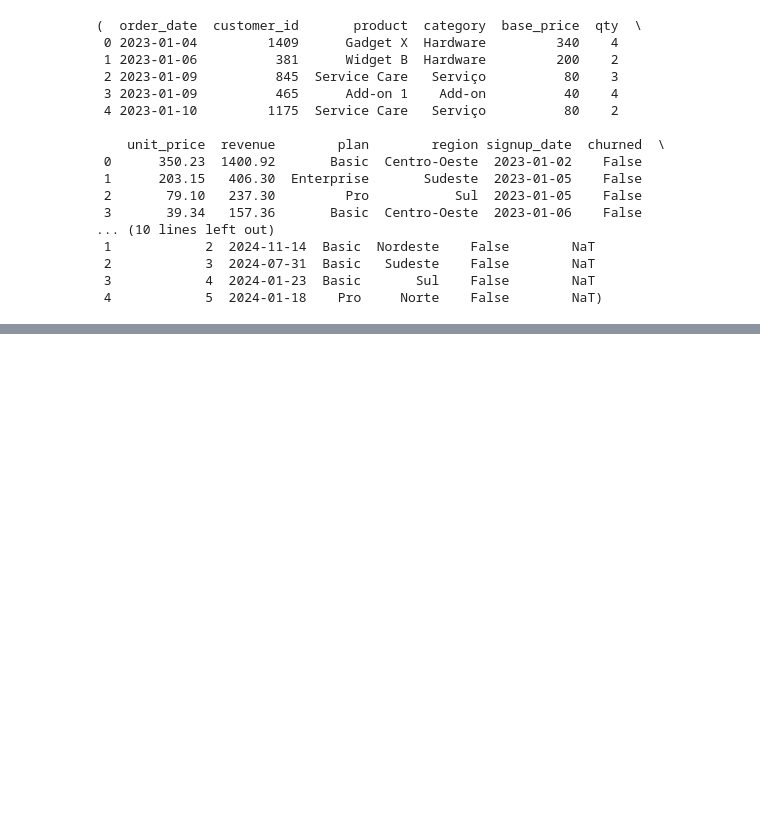
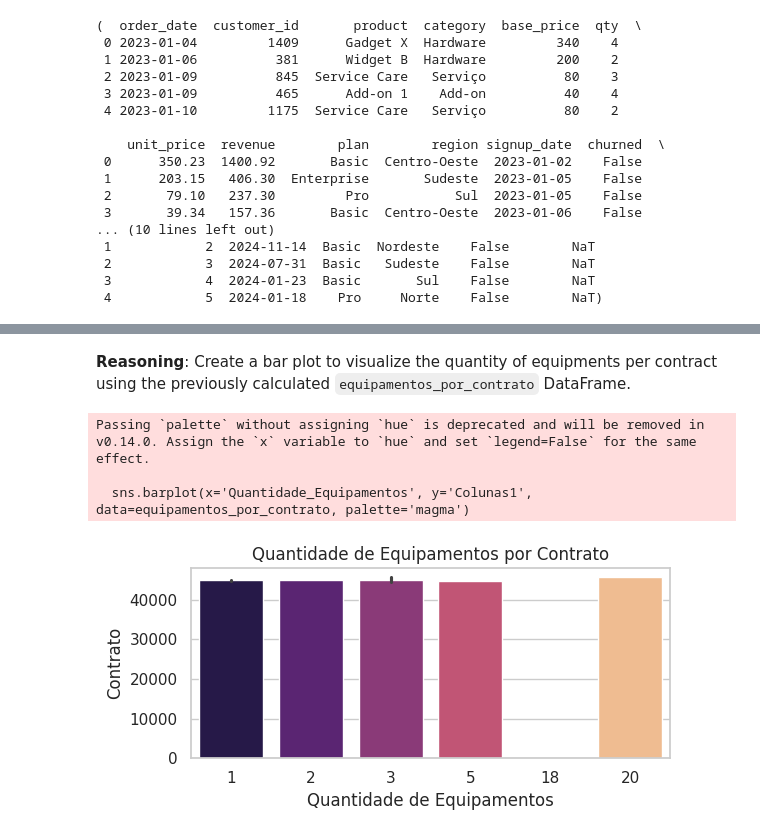
Before and after one commit to prospeccaoagenda08-hub/Projeto_Final_Analytics_abueno, a Jupyter notebook: Arquivo_Final_index.ipynb, the cells around one changed output, grey strips where cells are left out. Drawn from its saved outputs; the diff is of its cells as text; code cells hidden in the pictures; blank space fills up the shorter version.

```diff
--- a/Arquivo_Final_index.ipynb
+++ b/Arquivo_Final_index.ipynb
@@ -871,0 +1122,4 @@ plt.legend(); plt.tight_layout(); plt.show()
+# %%
+equipamentos_por_contrato = df_contratos1.groupby('Colunas1').size().reset_index(name='Quantidade_Equipamentos')
+equipamentos_por_contrato = equipamentos_por_contrato.sort_values(by='Quantidade_Equipamentos', ascending=False)
+display(equipamentos_por_contrato.head())
@@ -871,0 +1196,16 @@ plt.legend(); plt.tight_layout(); plt.show()
+# %% [markdown]
+**Reasoning**:
+Create a bar plot to visualize the quantity of equipments per contract using the previously calculated `equipamentos_por_contrato` DataFrame.
+# %%
+plt.figure(figsize=(6, 3))
+sns.barplot(x='Quantidade_Equipamentos', y='Colunas1', data=equipamentos_por_contrato, palette='magma')
+plt.title('Quantidade de Equipamentos por Contrato')
+plt.xlabel('Quantidade de Equipamentos')
+plt.ylabel('Contrato')
+plt.tight_layout()
+plt.show()
+# %% [output]
+Passing `palette` without assigning `hue` is deprecated and will be removed in v0.14.0. Assign the `x` variable to `hue` and set `legend=False` for the same effect.
+
+  sns.barplot(x='Quantidade_Equipamentos', y='Colunas1', data=equipamentos_por_contrato, palette='magma')
+[figure, added]
```
Also changed, not shown: parts of 70 cells of this notebook.
